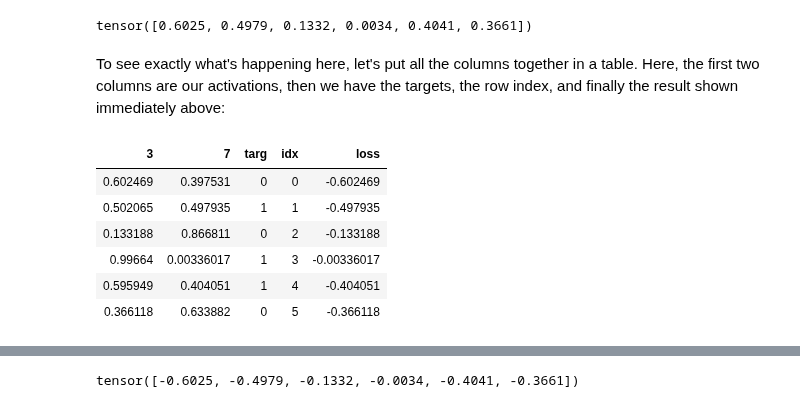
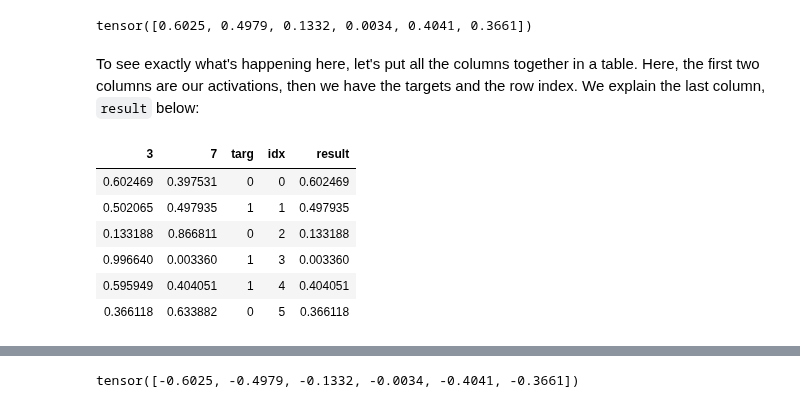
Before and after one commit to fastai/fastbook, a Jupyter notebook: 05_pet_breeds.ipynb, the cells around one changed output, grey strips where cells are left out. Cells and saved outputs as stored; diff of their text form; code cells hidden in the pictures.

```diff
--- a/05_pet_breeds.ipynb
+++ b/05_pet_breeds.ipynb
@@ -410,25 +410,25 @@ sm_acts[idx, targ]
 # %% [output]
 tensor([0.6025, 0.4979, 0.1332, 0.0034, 0.4041, 0.3661])
 # %% [markdown]
-To see exactly what's happening here, let's put all the columns together in a table. Here, the first two columns are our activations, then we have the targets, the row index, and finally the result shown immediately above:
+To see exactly what's happening here, let's put all the columns together in a table. Here, the first two columns are our activations, then we have the targets and the row index.  We explain the last column, `result` below:
 # %%
 #hide_input
 from IPython.display import HTML
 df = pd.DataFrame(sm_acts, columns=["3","7"])
 df['targ'] = targ
 df['idx'] = idx
-df['loss'] = -sm_acts[range(6), targ]
+df['result'] = sm_acts[range(6), targ]
 t = df.style.hide_index()
 #To have html code compatible with our script
 html = t._repr_html_().split('</style>')[1]
 html = re.sub(r'<table id="([^"]+)"\s*>', r'<table >', html)
 display(HTML(html))
 # %% [output]
-| 3 | 7 | targ | idx | loss |
-| 0.602469 | 0.397531 | 0 | 0 | -0.602469 |
-| 0.502065 | 0.497935 | 1 | 1 | -0.497935 |
-| 0.133188 | 0.866811 | 0 | 2 | -0.133188 |
-| 0.99664 | 0.00336017 | 1 | 3 | -0.00336017 |
-| 0.595949 | 0.404051 | 1 | 4 | -0.404051 |
-| 0.366118 | 0.633882 | 0 | 5 | -0.366118 |
+| 3 | 7 | targ | idx | result |
+| 0.602469 | 0.397531 | 0 | 0 | 0.602469 |
+| 0.502065 | 0.497935 | 1 | 1 | 0.497935 |
+| 0.133188 | 0.866811 | 0 | 2 | 0.133188 |
+| 0.996640 | 0.003360 | 1 | 3 | 0.003360 |
+| 0.595949 | 0.404051 | 1 | 4 | 0.404051 |
+| 0.366118 | 0.633882 | 0 | 5 | 0.366118 |
 # %% [markdown]
```
Also changed, not shown: parts of 17 cells of this notebook, 3 other files.
